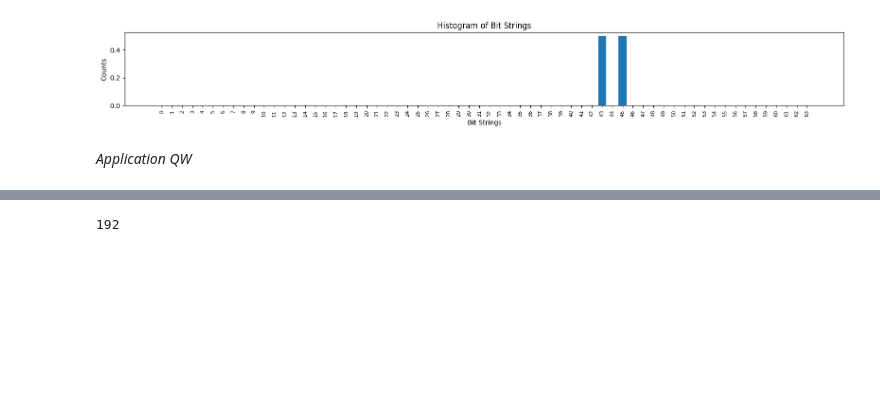
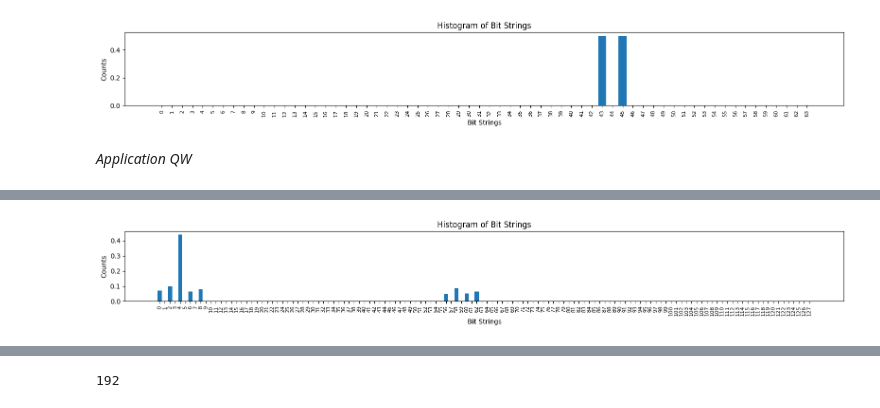
Before and after one commit to ljmantillasc/QuantumWalksResearch, a Jupyter notebook: quantumWalks.ipynb, the cells around one changed output, grey strips where cells are left out. Drawn from its saved outputs; the diff is of its cells as text; code cells hidden in the pictures; blank space fills up the shorter version.

```diff
--- a/quantumWalks.ipynb
+++ b/quantumWalks.ipynb
@@ -923,3 +856,20 @@ plot_states_quasi(job_result, qubit_num=6)
+# %%
+def transformationtBlock(circuit):
+    #circuit.append(gate6, [0, 1, 2, 3, 4, 6, 5])
+    #circuit.append(gate5, [0, 1, 2, 3, 6, 4])
+    #circuit.append(gate4, [0, 1, 2, 6, 3])
+    #circuit.append(gate3, [0, 1, 6, 2])
+    #circuit.ccx(0, 6, 1)
+    circuit.cx(2,1)
+# %%
+circuit = get_circuit_qw_steps_and_transformation(transformationtBlock, num_qubits=7, num_steps=10, angle = 2, bitString='000000')
+sampler = Sampler()
+job = sampler.run(circuits=[circuit], parameter_values=[[]], parameters=[[]])
+job_result = job.result()
+
+plot_states_quasi(job_result, qubit_num=7)
+# %% [output]
+[figure, added]
 # %%
 def get_quasi_dist_in_executions( sampler, execution_number=10, angles = [-2,2]):
 
```
Also changed, not shown: parts of 20 cells of this notebook.
